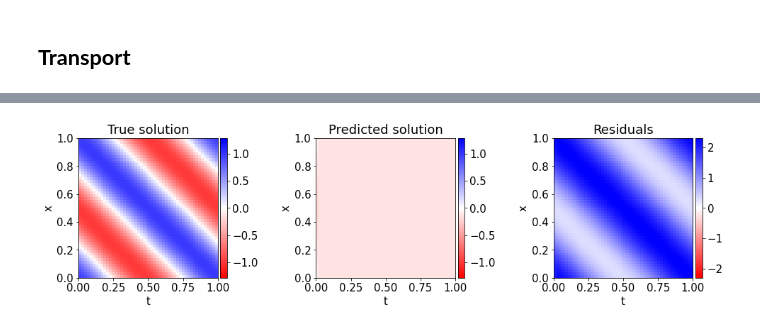
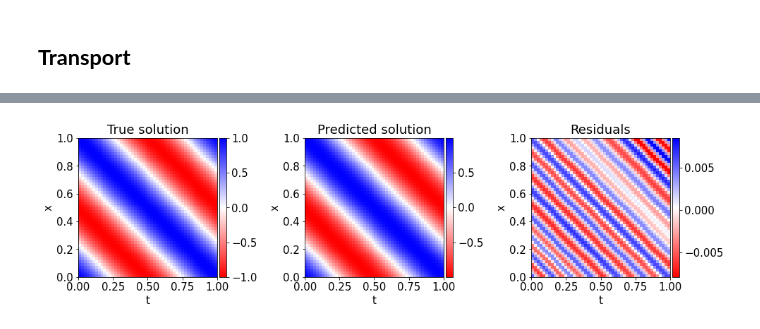
Before and after one commit to pdelmastro/UMass-Math691Y-F21-RNNs, a Jupyter notebook: experiments/PDE-Forward-Problem/peter/transport.ipynb, the cells around one changed output, grey strips where cells are left out. Drawn from its saved outputs; the diff is of its cells as text; code cells hidden in the pictures.

```diff
--- a/experiments/PDE-Forward-Problem/peter/transport.ipynb
+++ b/experiments/PDE-Forward-Problem/peter/transport.ipynb
@@ -32,7 +32,7 @@ class SpacePeriodicNN(nn.Module):
         super().__init__()
 
         # Save network parameters
-        self.N_in = 3 # 1 for time, 1 for cosine, 1 for sine
+        self.N_in = 2 # 1 for time, 1 for cosine, 1 for sine
         self.N_out = 1
         self.L = L
 
@@ -73,8 +73,8 @@ class SpacePeriodicNN(nn.Module):
         # # Convert x to cos(2 pi x / L) and sine(2 pi x / L)
         # cos = torch.cos(2 * torch.pi * x / self.L)
         # sin = torch.sin(2 * torch.pi * x / self.L)
-        # Concatenate the input into a single tensor
-        # nn_input = torch.vstack((t,cos,sin)).t()
+        # # Concatenate the input into a single tensor
+        # nn_input = torch.vstack((t,x,cos,sin)).t()
         # Run the input through the network
         nn_out = self.fcs(s)
         nn_out = self.fch(nn_out)
@@ -363,27 +359,27 @@ Parameters
 """
 
 # Network parameters
-N_h = [128, 128]
+N_h = [128,128]
 
 # Training parameters
-nt = 25
-nx = 25
-alpha = [2,1,1]       # Relative importance of pde / ic loss
-n_iters = 1000     # Number of training iterations
-lr = 1e-3          # Learning rate
+nt = 50
+nx = 20
+alpha = np.array([1,1,1])       # Relative importance of pde / ic loss
+n_iters = 10000     # Number of training iterations
+lr = 5e-3          # Learning rate
 verbose=n_iters//25
 
 """
 Setup
 """
 # Set the random seed for reproducibility
-seed = np.random.randint(1e6) # 3141
+seed = np.random.randint(1e6) # 913988
 print('Random seed:', seed)
 np.random.seed(seed)
 torch.manual_seed(seed)
 
 # Create the network
-# network = SpacePeriodicNN(N_h=N_h)
+network = SpacePeriodicNN(N_h=N_h)
 
 """
 Training Loop
@@ -447,6 +443,7 @@ with torch.no_grad():
 T = mesh_interior[:,0].reshape((n_t,-1))
 X = mesh_interior[:,1].reshape((n_x,-1))
 u_exact = np.cos(2 * np.pi * (X - T))
+# u_exact = np.cos(2 * np.pi * X) * np.exp(-T)
 
 # Heatmap visualization
 fig, axs  = plt.subplots(1,3,figsize=(14,4))
@@ -455,40 +452,40 @@ for ax in axs:
     ax.set_ylabel('x')
 
 vmxx_exact = np.abs(u_exact).max()
-vmxx_pred = np.abs(u_pred).max()
+vmxx_pred = np.abs(u_pred_interior).max()
 vmxx = max(vmxx_pred, vmxx_exact)
 
 # Exact solution
 axs[0].set_title('True solution')
 im0 = axs[0].imshow(
     u_exact.T, cmap='bwr_r', extent=(0,1,0,1),
     vmin=-vmxx, vmax=vmxx
 )
 # Predicted solution
 axs[1].set_title('Predicted solution')
 im1 = axs[1].imshow(
     u_pred_interior.T, cmap='bwr_r', extent=(0,1,0,1),
-    vmin=-vmxx, vmax=vmxx
+    # vmin=-vmxx, vmax=vmxx
 )
 # Residuals
-residuals = u_exact - u_pred
+residuals = u_exact - u_pred_interior
 res_vmxx = np.abs(residuals).max()
 axs[2].set_title('Residuals')
 im2 = axs[2].imshow(
     residuals.T, cmap='bwr_r', extent=(0,1,0,1),
-    vmin=-res_vmxx, vmax=res_vmxx
+    # vmin=-res_vmxx, vmax=res_vmxx
 )
 
 # Colorbors
 for i, im in enumerate([im0, im1, im2]):
     divider = make_axes_locatable(axs[i])
     cax = divider.append_axes("right", size="5%", pad=0.05)
     plt.colorbar(im, cax=cax)
 
 plt.tight_layout()
 plt.show()
 # %% [output]
-[figure, old version]
+[figure, new version]
 # %%
 with torch.no_grad():
     mesh_t1 = mesh_t0.clone()
```
Also changed, not shown: parts of 8 cells of this notebook.
